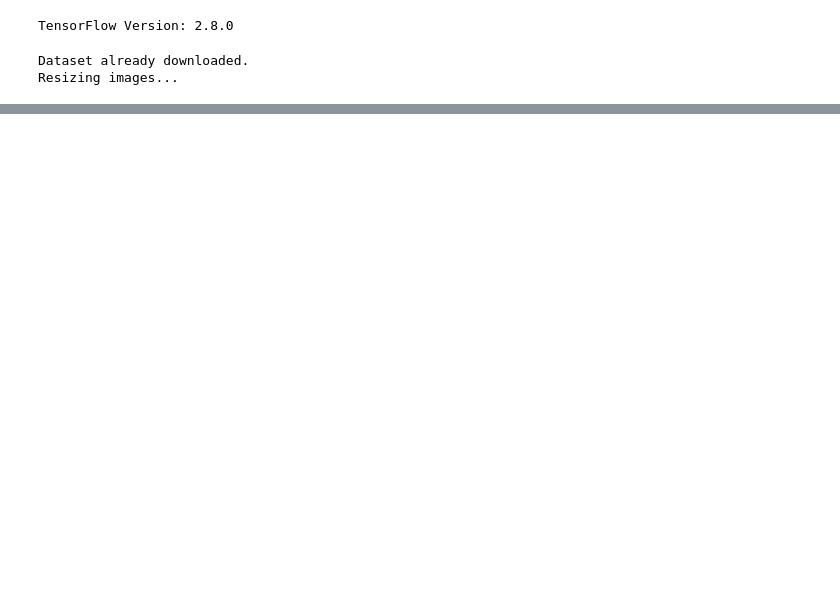
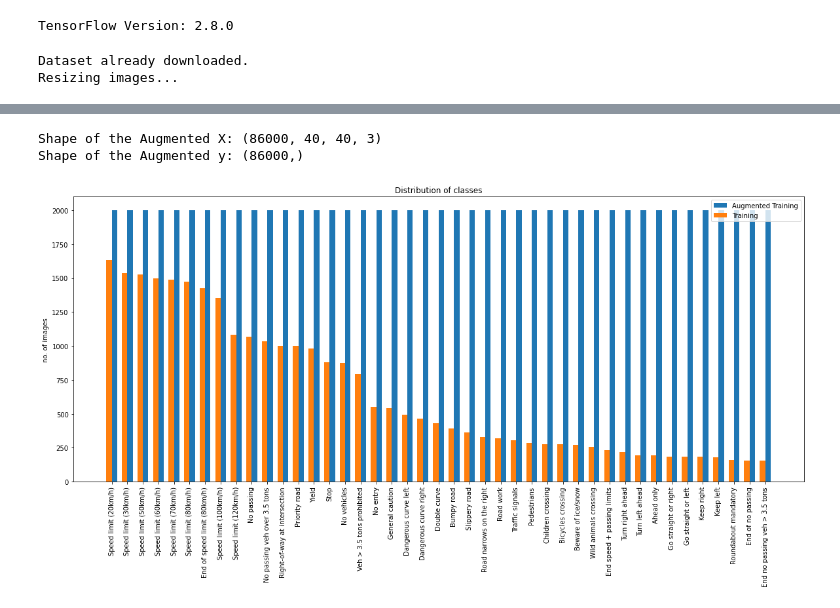
Before and after one commit to natan-sz/gtsrb-roadsigns-cnn, a Jupyter notebook: road_signs_cnn.ipynb, the cells around one changed output, grey strips where cells are left out. Drawn from its saved outputs; the diff is of its cells as text; code cells hidden in the pictures; blank space fills up the shorter version.

```diff
--- a/road_signs_cnn.ipynb
+++ b/road_signs_cnn.ipynb
@@ -148,0 +217,15 @@ We can clearly see by this that this dataset is extremely skewed. This would mak
+# %%
+# Plotting the distribution of the training data
+train_dist = pd.DataFrame({"label":np.unique(y_train),"count":np.bincount(y_train)})
+train_dist["label_name"] = train_dist["label"].apply(format_label)
+train_dist = train_dist.sort_values("count",ascending=False)
+
+# Plotting the distribution of the val data
+val_dist = pd.DataFrame({"label":np.unique(y_val),"count":np.bincount(y_val)})
+val_dist["label_name"] = val_dist["label"].apply(format_label)
+val_dist = val_dist.sort_values("count",ascending=False)
+
+print(colour.BOLD+"Training least samples:"+colour.END)
+print(train_dist[-10:])
+print(colour.BOLD+"\nValidation least samples:"+colour.END)
+print(val_dist[-10:])
@@ -183,0 +339,7 @@ class ImageDataGenerator(keras_preprocessing.image.image_data_generator.ImageDat
+# %%
+# Get the class distribution of the train augmented dataset
+train_aug_dist = pd.DataFrame({"label":np.unique(y_train_aug),"count":np.bincount(y_train_aug)})
+train_aug_dist["label_name"] = train_aug_dist["label"].apply(format_label)
+train_aug_dist = train_aug_dist.sort_values("count",ascending=False)
+
+train_aug_dist.head()
@@ -183,0 +353,27 @@ class ImageDataGenerator(keras_preprocessing.image.image_data_generator.ImageDat
+# %%
+# Plot Training vs Augmented Training Datsets
+#
+# train_dist - before augmentation
+# train_aug_dist - after augmentation
+#
+
+x = np.arange(len(train_dist["label"])) # the label locations
+labels = list(label_name.values())
+width = 0.35  # the width of the bars
+
+fig, ax = plt.subplots(figsize=(20,8))
+
+train_aug = ax.bar(x + width/2, train_aug_dist["count"], width, label='Augmented Training')
+train = ax.bar(x - width/2, train_dist["count"], width, label='Training')
+
+ax.set_xticks(x,labels,rotation=90)
+ax.set_ylabel('no. of images')
+ax.set_title('Distribution of classes')
+
+ax.legend()
+print(f"Shape of the Augmented X: {X_train_aug.shape}")
+print(f"Shape of the Augmented y: {y_train_aug.shape}")
+# %% [output]
+Shape of the Augmented X: (86000, 40, 40, 3)
+Shape of the Augmented y: (86000,)
+[figure, added]
```
Also changed, not shown: parts of 42 cells of this notebook, 2 other files.
